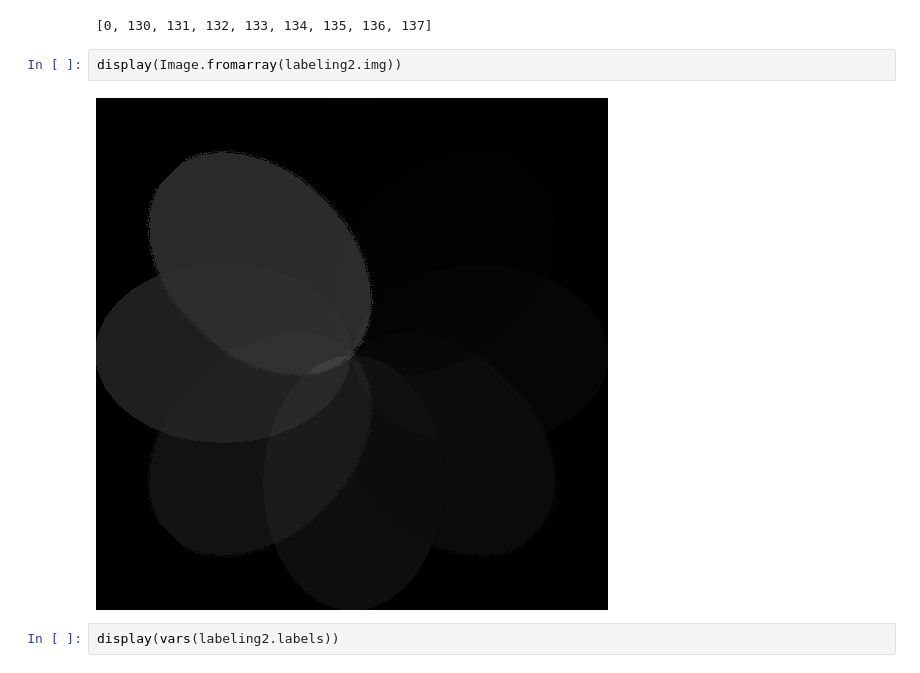
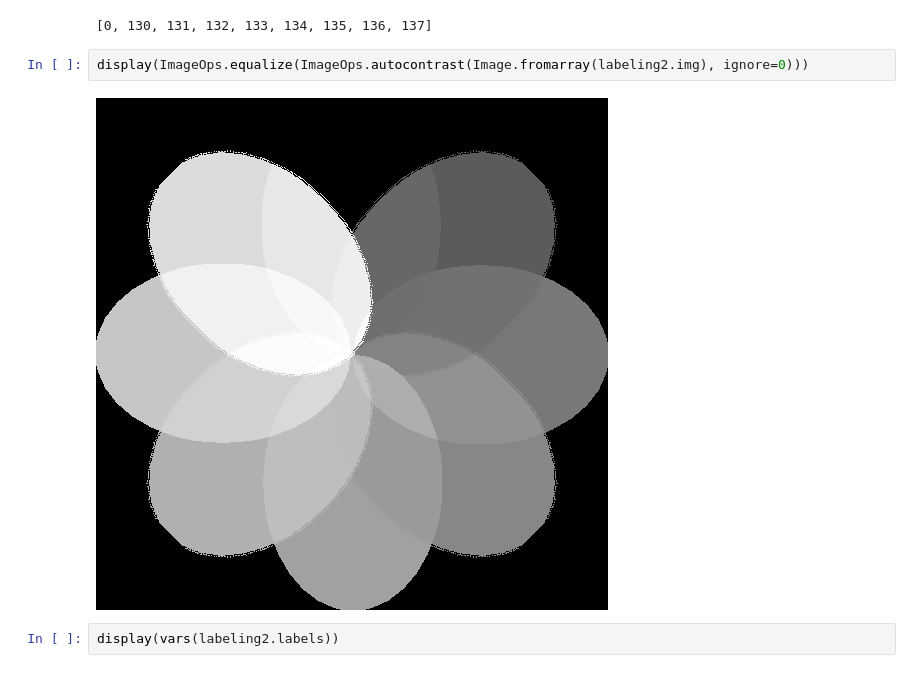
Before and after one commit to Labelings/Labeling, a Jupyter notebook: tutorial.ipynb, the cells around one changed output. Cells and saved outputs as stored; diff of their text form.

Commit message:
Improved image display in result

```diff
--- a/tutorial.ipynb
+++ b/tutorial.ipynb
@@ -135,9 +135,9 @@ labeling2 = merger.save_result("example2")
 [0, 130]
 [0, 130, 131, 132, 133, 134, 135, 136, 137]
 # %%
-display(Image.fromarray(labeling2.img))
+display(ImageOps.equalize(ImageOps.autocontrast(Image.fromarray(labeling2.img), ignore=0)))
 # %% [output]
-[figure, old version]
+[figure, new version]
 # %%
 display(vars(labeling2.labels))
 # %% [output]
```
Also changed, not shown: parts of 2 cells of this notebook, 2 other files.
